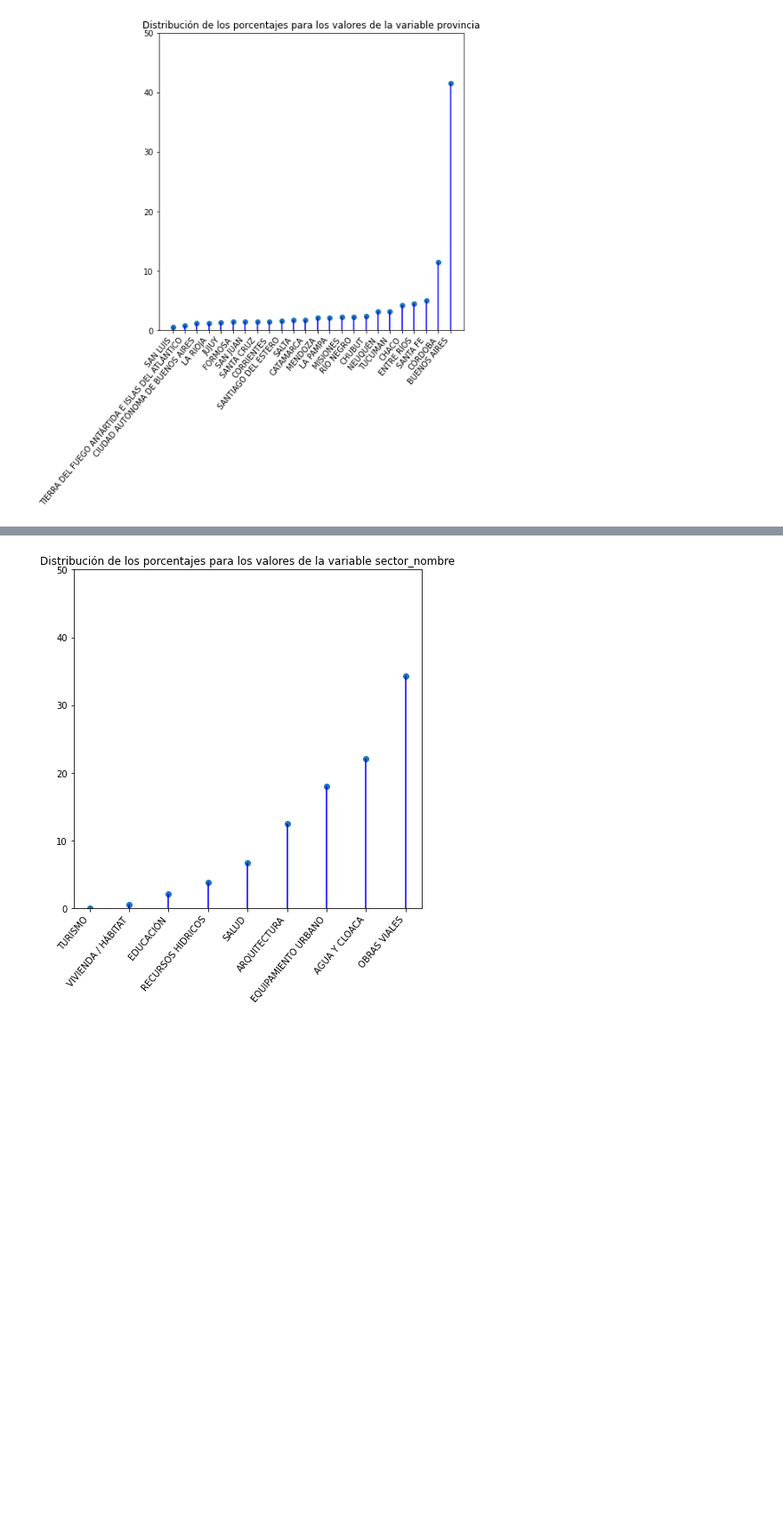
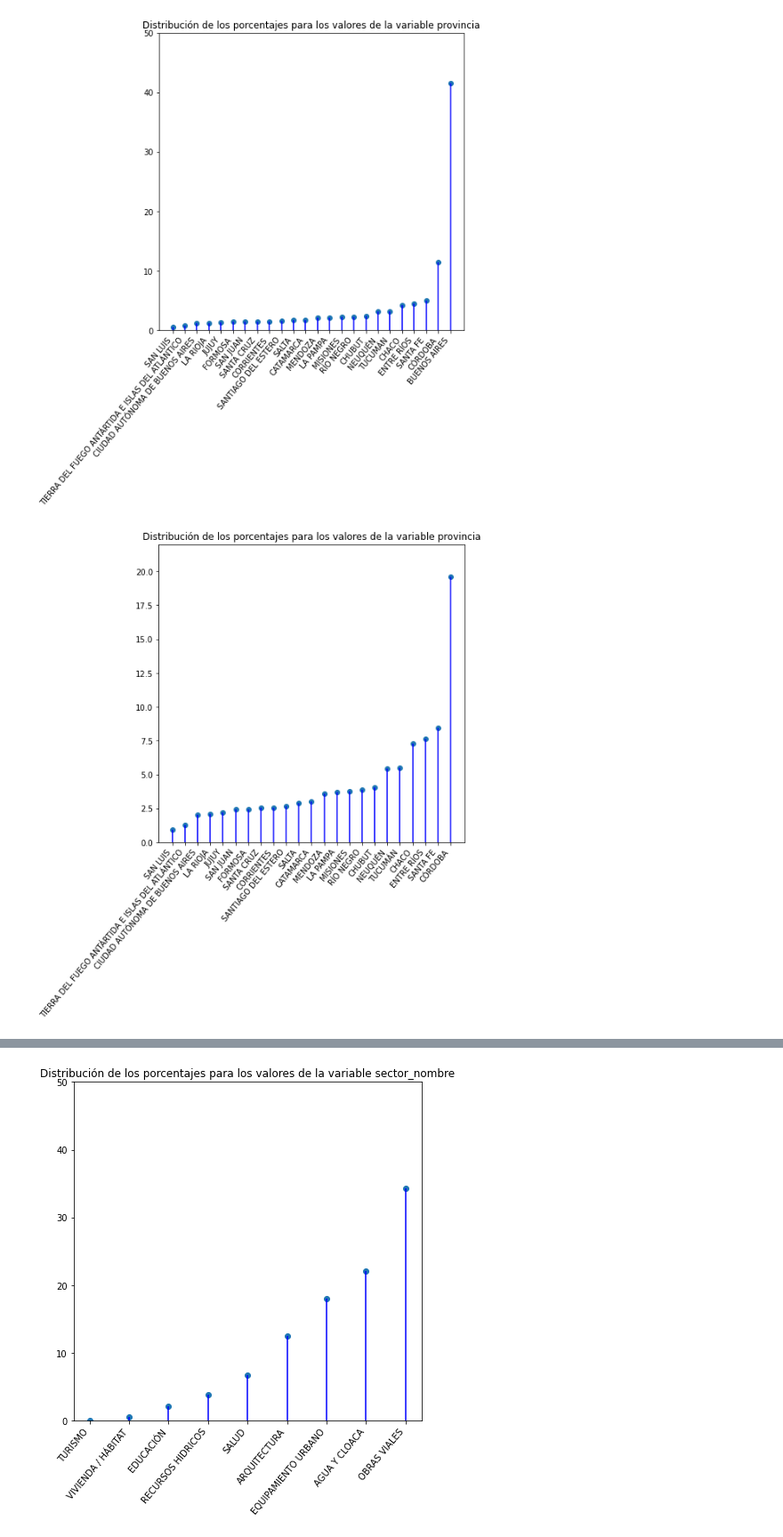
Before and after one commit to cap-diego/cdd-tp3, a Jupyter notebook: tp-final.ipynb, the cells around one changed output, grey strips where cells are left out. Shown: that part at 89% size. Saved outputs shown, nothing was run; the diff lists cells and outputs as text; code cells hidden in the pictures; blank space fills up the shorter version.

```diff
--- a/tp-final.ipynb
+++ b/tp-final.ipynb
@@ -16,3 +19,8 @@ df = pd.read_csv("dataset_mop.csv", encoding="ISO-8859-1")
 draw_distr(df, "provincia", maxy=50)
 # %% [output]
 [figure]
+# %%
+df_sin_bsas = df[df["provincia"] != "BUENOS AIRES"]
+draw_distr(df_sin_bsas, "provincia", maxy=22)
+# %% [output]
+[figure, added]
```
Also changed, not shown: parts of 47 cells of this notebook, 3 other files.
